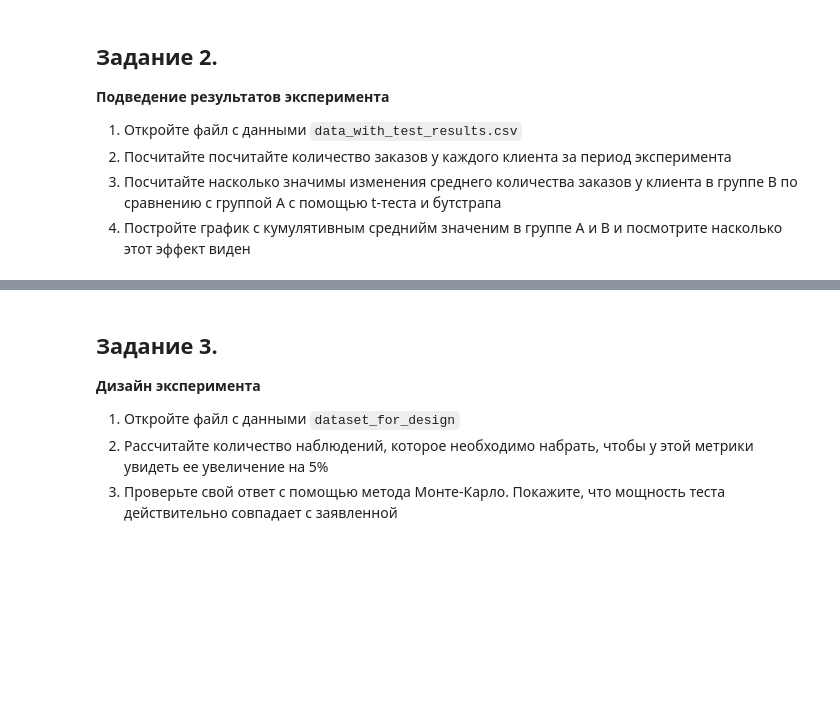
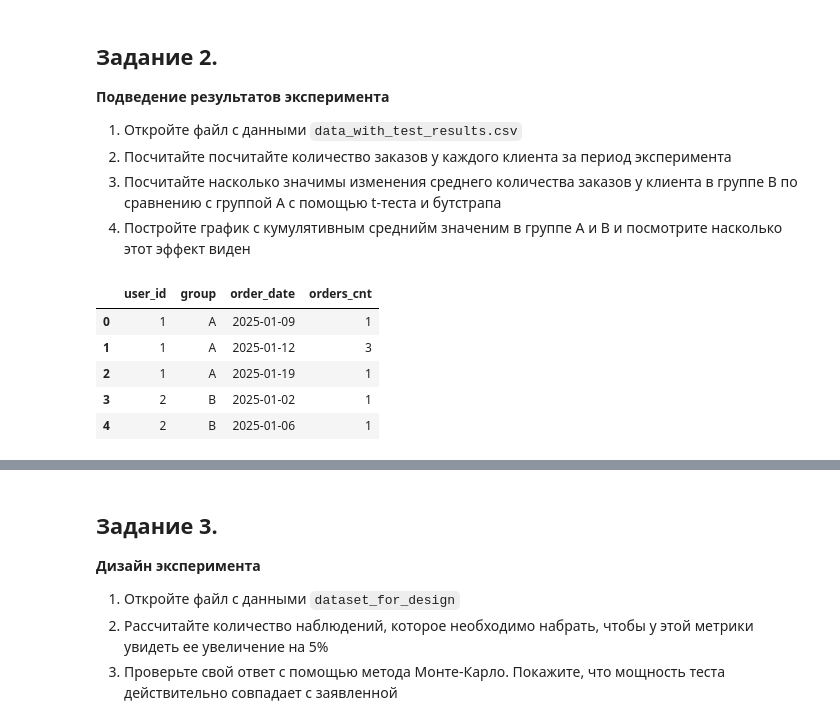
Before and after one commit to Lizavetka99/t-akademy, a Jupyter notebook: matstat hw2/homework3-f2229b8a-0217-4f9e-b646-2f26194e9780.ipynb, the cells around one changed output, grey strips where cells are left out. Saved outputs shown, nothing was run; the diff lists cells and outputs as text; code cells hidden in the pictures; blank space fills up the shorter version.

```diff
--- a/matstat hw2/homework3-f2229b8a-0217-4f9e-b646-2f26194e9780.ipynb
+++ b/matstat hw2/homework3-f2229b8a-0217-4f9e-b646-2f26194e9780.ipynb
@@ -20,3 +60,13 @@ from tqdm import tqdm
 2) Посчитайте посчитайте количество заказов у каждого клиента за период эксперимента
 3) Посчитайте насколько значимы изменения среднего количества заказов у клиента в группе B по сравнению с группой А с помощью t-теста и бутстрапа
 4) Постройте график с кумулятивным среднийм значеним в группе A и B и посмотрите насколько этот эффект виден
+# %%
+data1 = pd.read_csv('/data_with_test_results-57f50604-9b42-48c4-9aeb-387ea2fea6ce.csv', index_col=0)
+data1.head()
+# %% [output]
+|  | user_id | group | order_date | orders_cnt |
+| 0 | 1 | A | 2025-01-09 | 1 |
+| 1 | 1 | A | 2025-01-12 | 3 |
+| 2 | 1 | A | 2025-01-19 | 1 |
+| 3 | 2 | B | 2025-01-02 | 1 |
+| 4 | 2 | B | 2025-01-06 | 1 |
```
Also changed, not shown: parts of 8 cells of this notebook.
